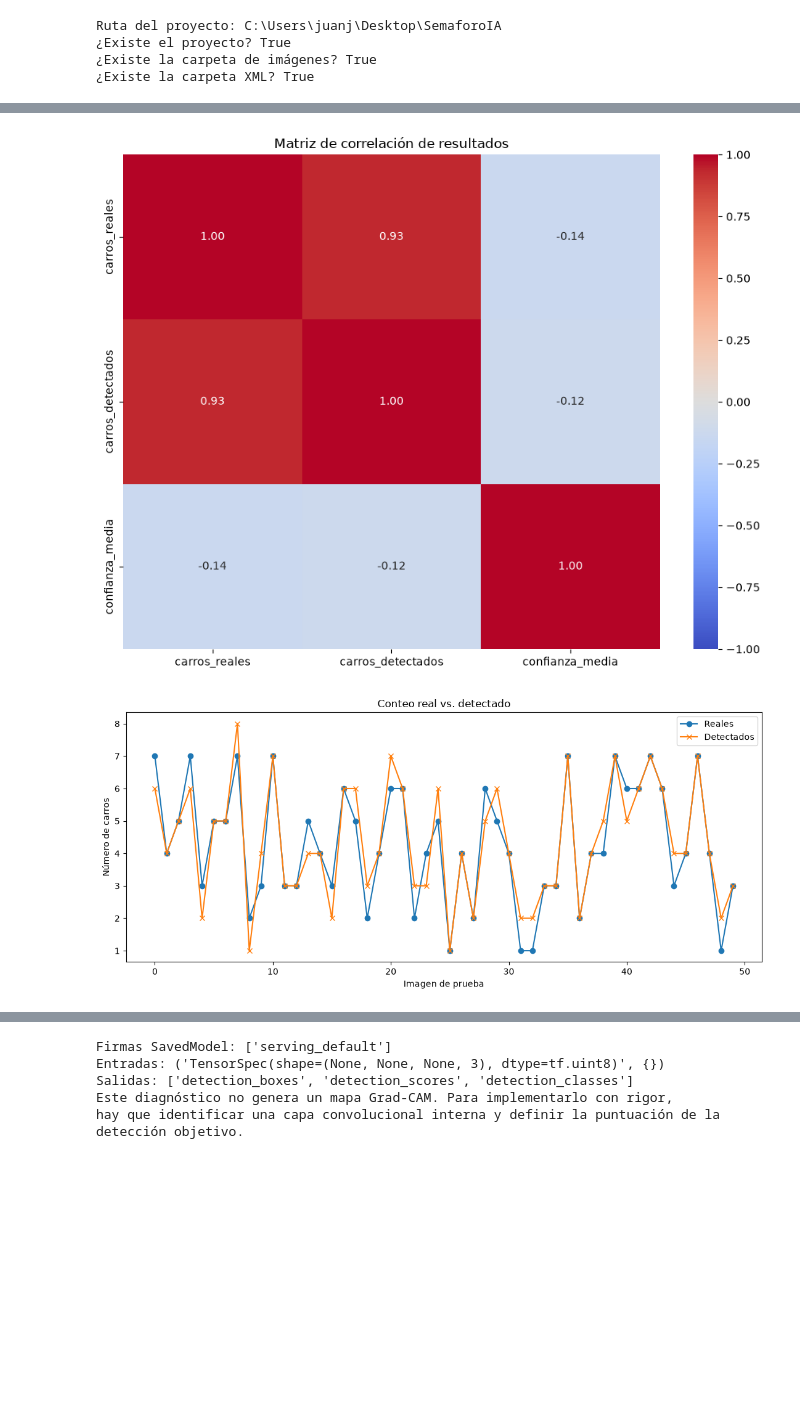
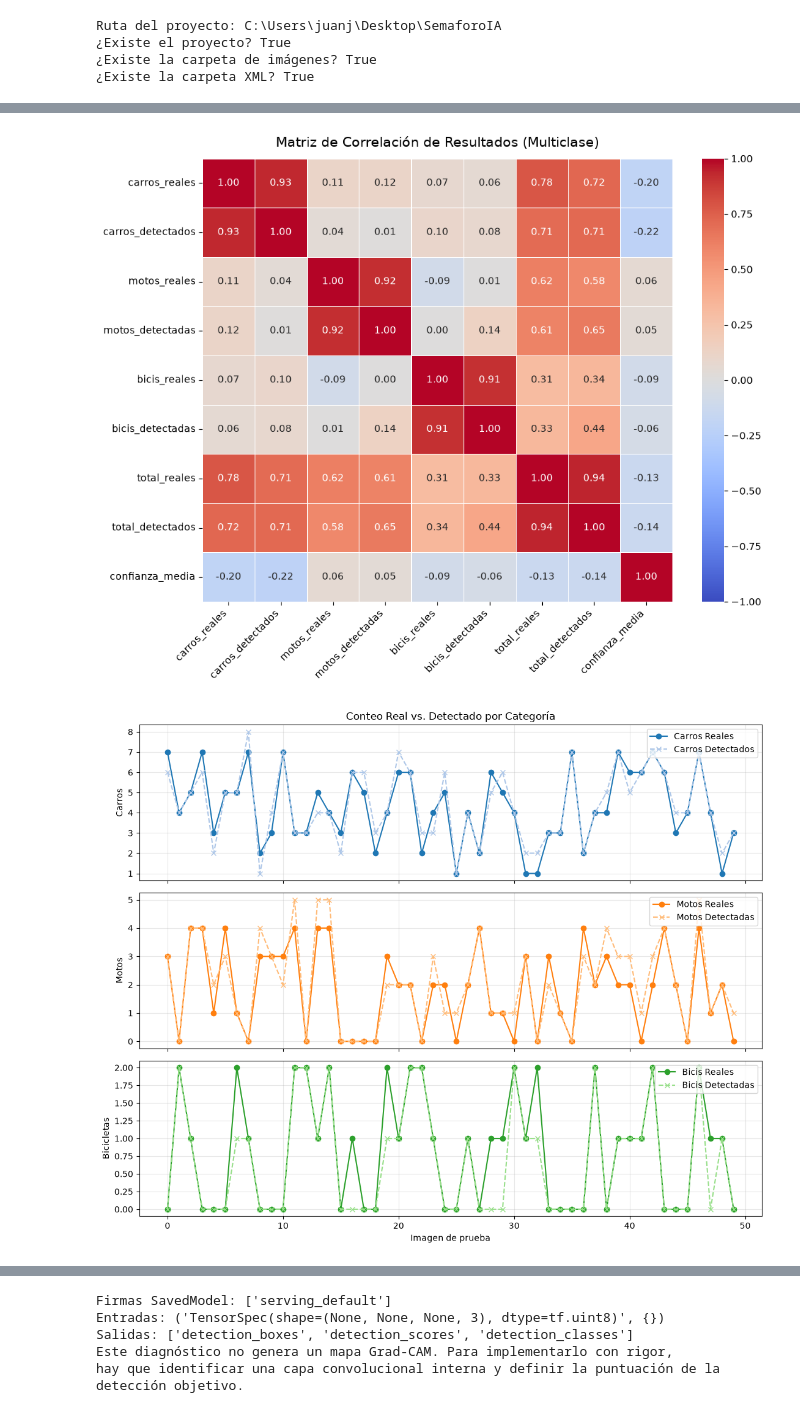
Before and after one commit to Juansitxx/SemaforoIA, a Jupyter notebook: models/modelo.ipynb, the cells around one changed output, grey strips where cells are left out. Saved outputs shown, nothing was run; the diff lists cells and outputs as text; code cells hidden in the pictures; blank space fills up the shorter version.

Commit message:
feat: implementar deteccion multiclase (carros, motos, bicis), inferencia y notebooks actualizados

```diff
--- a/models/modelo.ipynb
+++ b/models/modelo.ipynb
@@ -135,18 +166,65 @@ results = pd.DataFrame({
 # %%
-cols=['carros_reales','carros_detectados','confianza_media']
-plt.figure(figsize=(9,7))
-sns.heatmap(results[cols].corr(numeric_only=True),annot=True,cmap='coolwarm',vmin=-1,vmax=1,fmt='.2f')
-plt.title('Matriz de correlación de resultados'); plt.tight_layout()
-plt.savefig(OUT_DIR/'matriz_correlacion.png',dpi=300); plt.show()
+import matplotlib.pyplot as plt
+import seaborn as sns
 
-plt.figure(figsize=(11,5))
-plt.plot(results.carros_reales.to_numpy(),label='Reales',marker='o')
-plt.plot(results.carros_detectados.to_numpy(),label='Detectados',marker='x')
-plt.xlabel('Imagen de prueba'); plt.ylabel('Número de carros'); plt.title('Conteo real vs. detectado')
-plt.legend(); plt.tight_layout(); plt.savefig(OUT_DIR/'conteos.png',dpi=300); plt.show()
+# 1. Matriz de Correlación Multiclase
+cols = [
+    'carros_reales', 'carros_detectados',
+    'motos_reales', 'motos_detectadas',
+    'bicis_reales', 'bicis_detectadas',
+    'total_reales', 'total_detectados',
+    'confianza_media'
+]
+
+plt.figure(figsize=(10, 8))
+sns.heatmap(
+    results[cols].corr(numeric_only=True),
+    annot=True,
+    cmap='coolwarm',
+    vmin=-1,
+    vmax=1,
+    fmt='.2f',
+    linewidths=0.5
+)
+plt.title('Matriz de Correlación de Resultados (Multiclase)', fontsize=14, pad=12)
+plt.xticks(rotation=45, ha='right')
+plt.yticks(rotation=0)
+plt.tight_layout()
+plt.savefig(OUT_DIR / 'matriz_correlacion.png', dpi=300)
+plt.show()
+
+# 2. Conteo Real vs. Detectado por Categoría
+fig, axes = plt.subplots(3, 1, figsize=(11, 9), sharex=True)
+
+# Carros
+axes[0].plot(results['carros_reales'].to_numpy(), label='Carros Reales', color='#1f77b4', marker='o')
+axes[0].plot(results['carros_detectados'].to_numpy(), label='Carros Detectados', color='#aec7e8', marker='x', linestyle='--')
+axes[0].set_ylabel('Carros')
+axes[0].set_title('Conteo Real vs. Detectado por Categoría')
+axes[0].grid(True, alpha=0.3)
+axes[0].legend(loc='upper right')
+
+# Motos
+axes[1].plot(results['motos_reales'].to_numpy(), label='Motos Reales', color='#ff7f0e', marker='o')
+axes[1].plot(results['motos_detectadas'].to_numpy(), label='Motos Detectadas', color='#ffbb78', marker='x', linestyle='--')
+axes[1].set_ylabel('Motos')
+axes[1].grid(True, alpha=0.3)
+axes[1].legend(loc='upper right')
+
+# Bicicletas
+axes[2].plot(results['bicis_reales'].to_numpy(), label='Bicis Reales', color='#2ca02c', marker='o')
+axes[2].plot(results['bicis_detectadas'].to_numpy(), label='Bicis Detectadas', color='#98df8a', marker='x', linestyle='--')
+axes[2].set_xlabel('Imagen de prueba')
+axes[2].set_ylabel('Bicicletas')
+axes[2].grid(True, alpha=0.3)
+axes[2].legend(loc='upper right')
+
+plt.tight_layout()
+plt.savefig(OUT_DIR / 'conteos.png', dpi=300)
+plt.show()
 # %% [output]
-[figure, old version]
+[figure, new version]
-[figure, old version]
+[figure, new version]
 # %%
 from pathlib import Path
 import numpy as np
```
Also changed, not shown: parts of 9 cells of this notebook, 41 other files.
